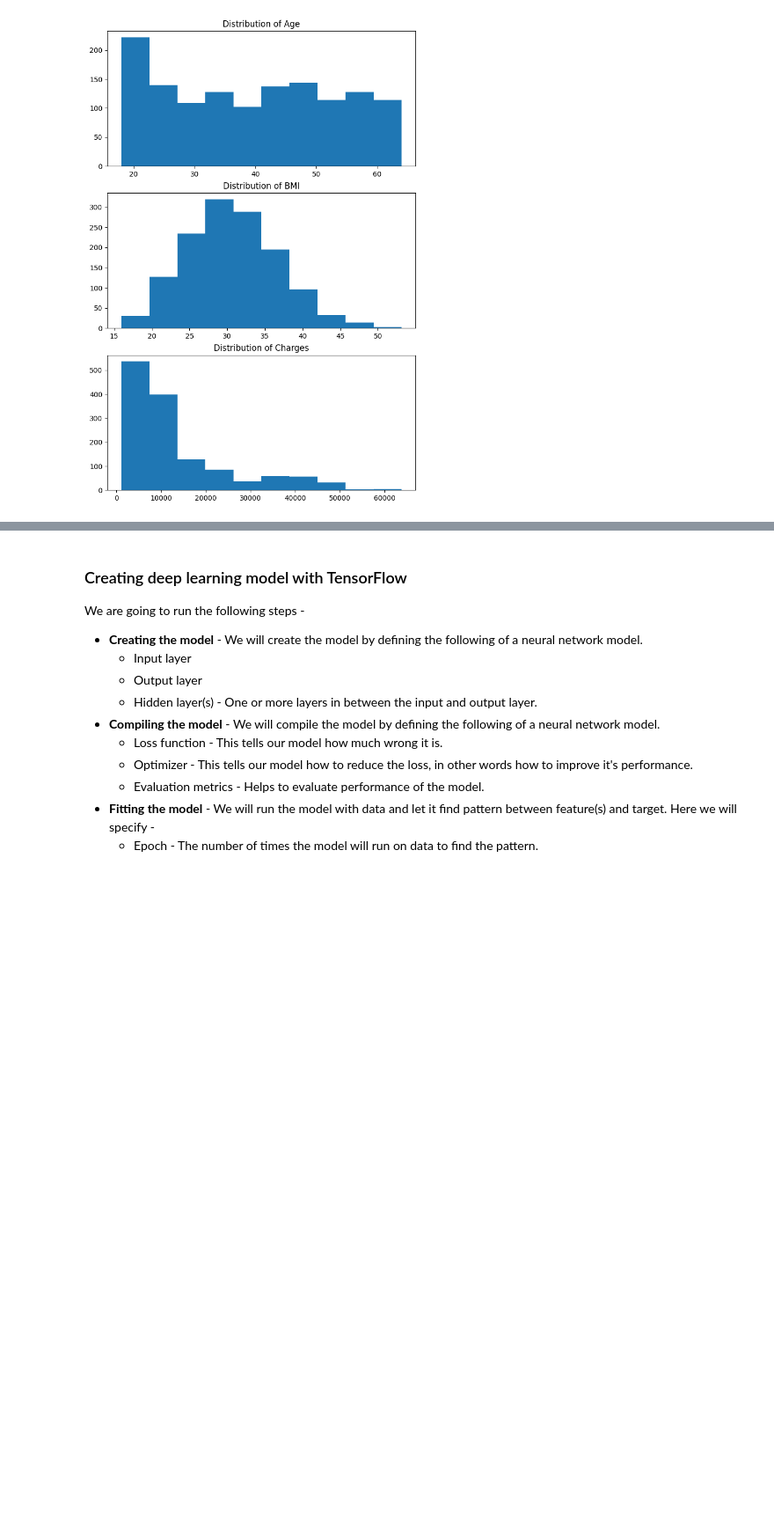
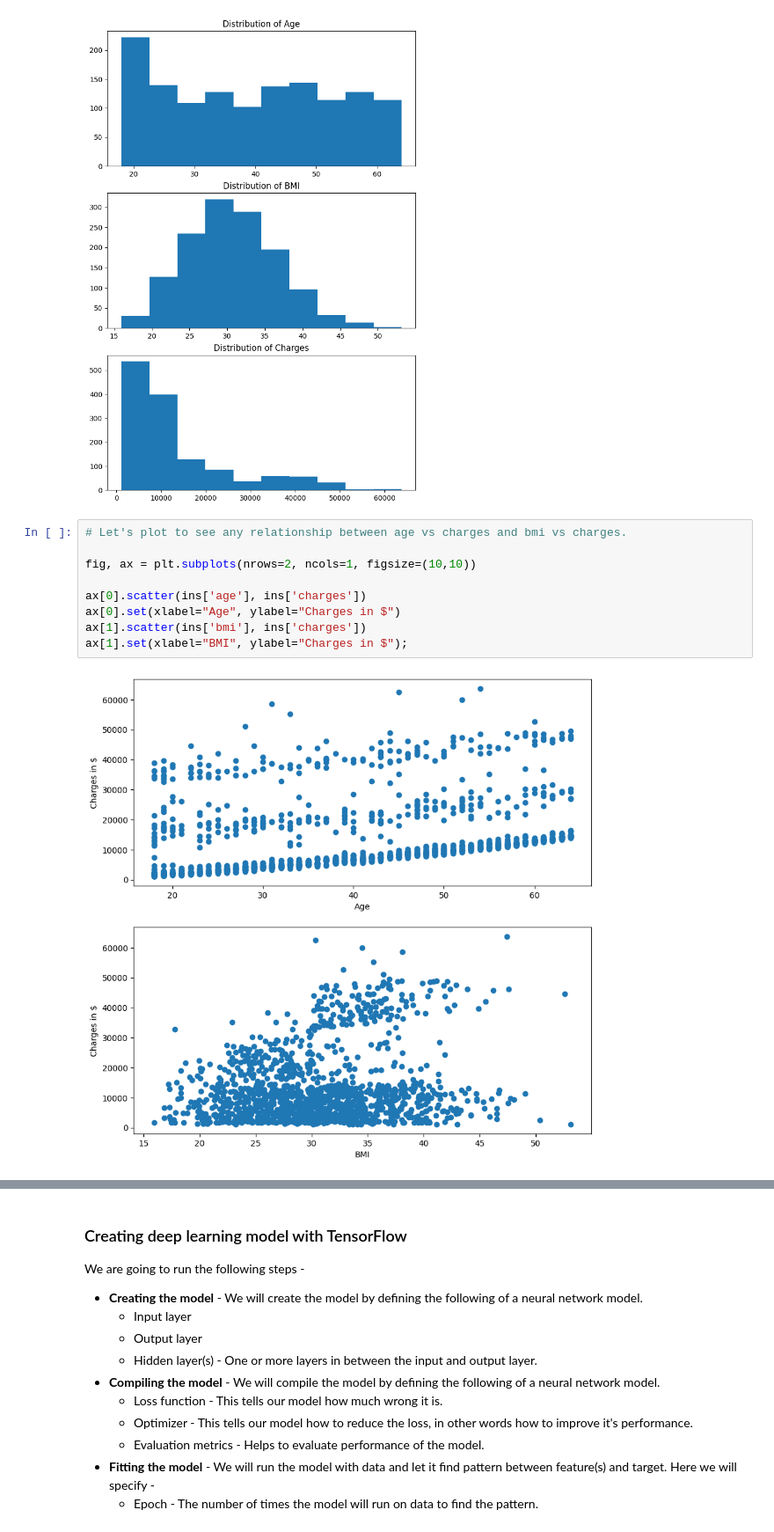
Before and after one commit to GoAshim/Artificial-Neural-Network-with-TensorFlow, a Jupyter notebook: 03_Regression_Problem_with_TensorFlow_Predict_Premium.ipynb, the cells around one changed output, grey strips where cells are left out. Shown at 88% size. Saved outputs shown, nothing was run; the diff lists cells and outputs as text; blank space fills up the shorter version.

```diff
--- a/03_Regression_Problem_with_TensorFlow_Predict_Premium.ipynb
+++ b/03_Regression_Problem_with_TensorFlow_Predict_Premium.ipynb
@@ -88,3 +93,14 @@ ax[2].hist(ins['charges'])
 ax[2].set(title="Distribution of Charges");
 # %% [output]
 [figure]
+# %%
+# Let's plot to see any relationship between age vs charges and bmi vs charges.
+
+fig, ax = plt.subplots(nrows=2, ncols=1, figsize=(10,10))
+
+ax[0].scatter(ins['age'], ins['charges'])
+ax[0].set(xlabel="Age", ylabel="Charges in $")
+ax[1].scatter(ins['bmi'], ins['charges'])
+ax[1].set(xlabel="BMI", ylabel="Charges in $");
+# %% [output]
+[figure, added]
```
Also changed, not shown: parts of 5 cells of this notebook.
